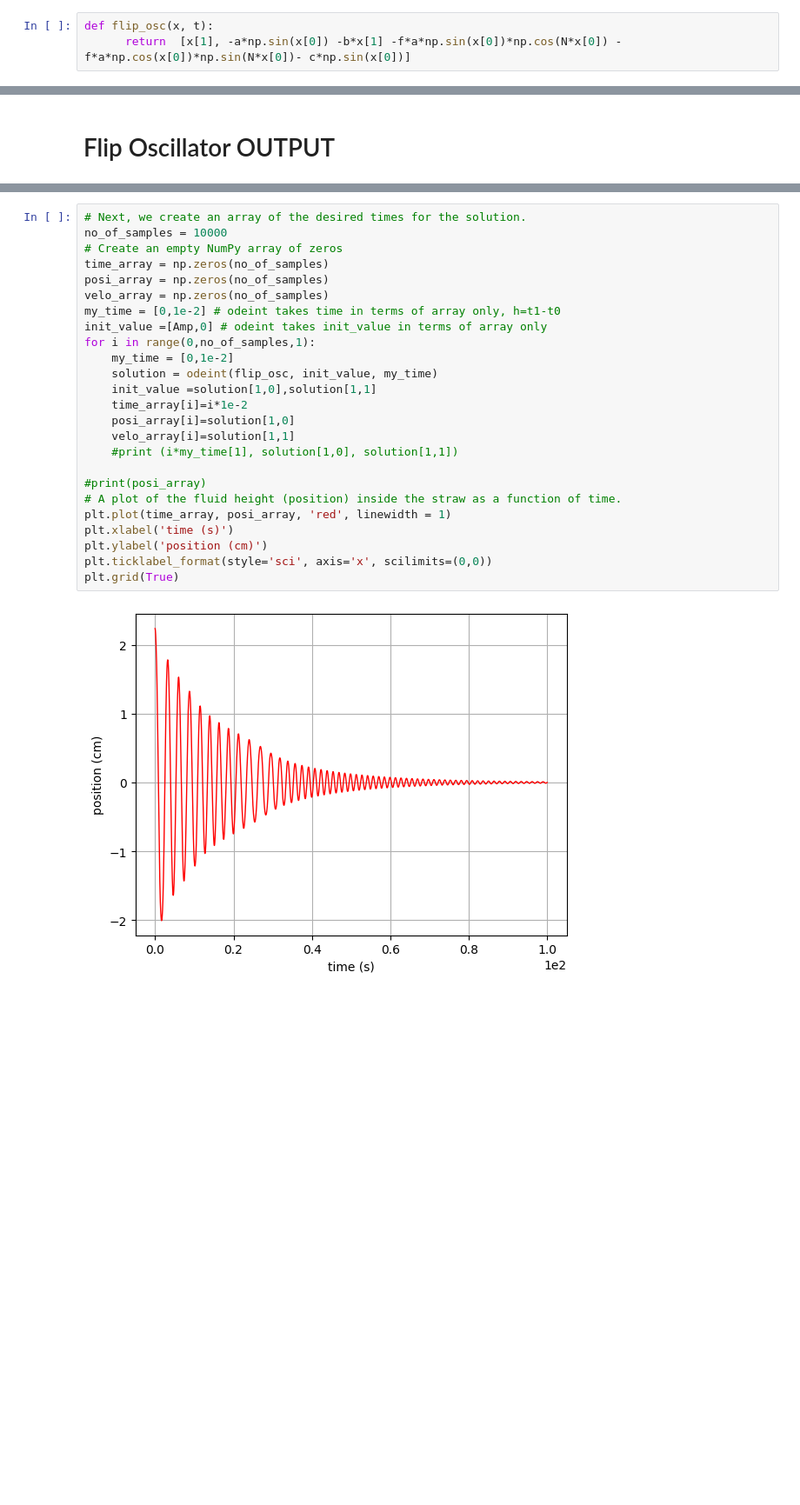
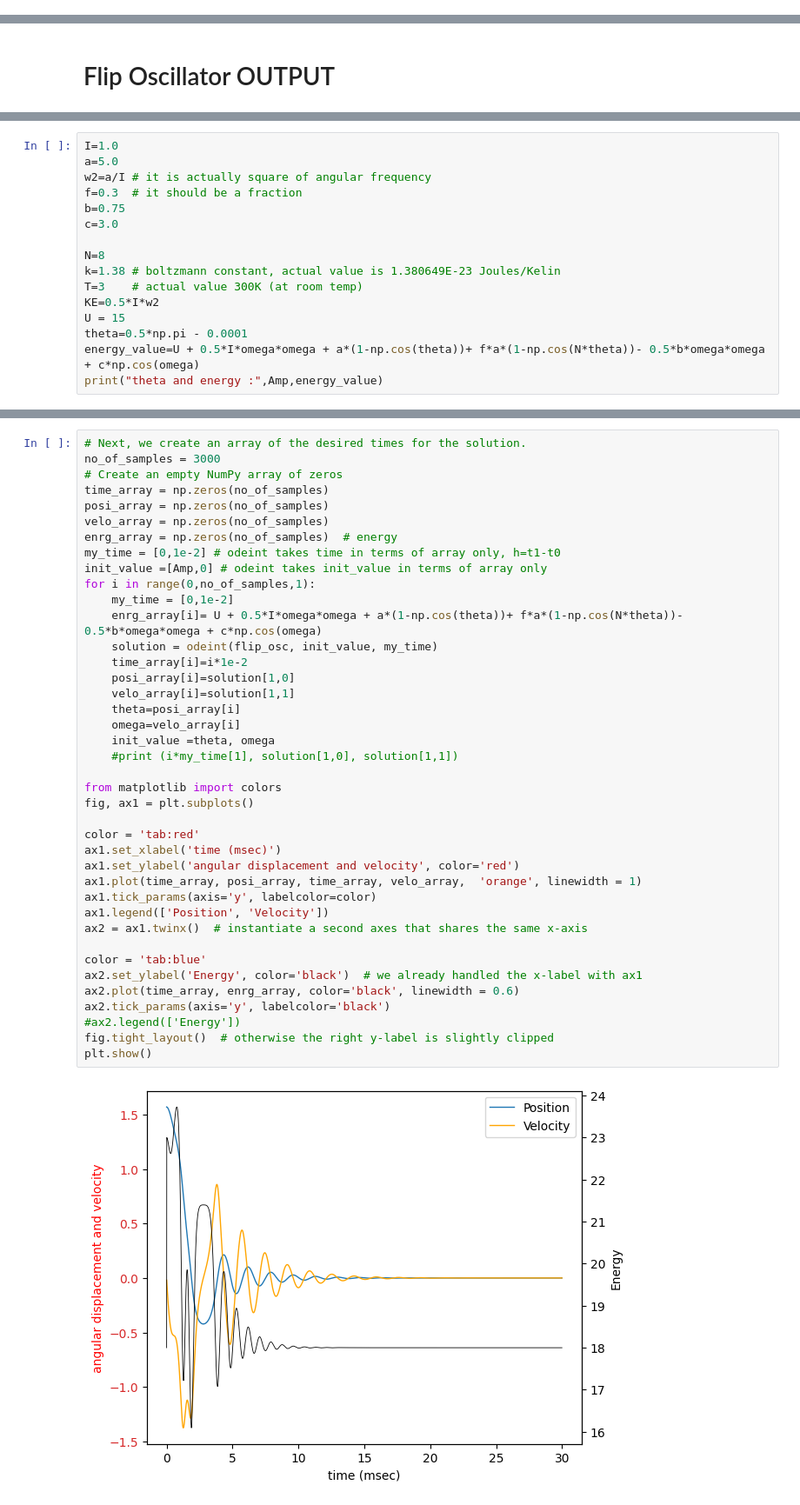
Before and after one commit to ShounakDas101/multibody, a Jupyter notebook: flip_mind_ODE.ipynb, the cells around one changed output, grey strips where cells are left out. Shown: that part at 87% size. Saved outputs shown, nothing was run; the diff lists cells and outputs as text; blank space fills up the shorter version.

```diff
--- a/flip_mind_ODE.ipynb
+++ b/flip_mind_ODE.ipynb
@@ -95,3 +116,0 @@ def coupled_osc(x, t):
-# %%
-def flip_osc(x, t):
-      return  [x[1], -a*np.sin(x[0]) -b*x[1] -f*a*np.sin(x[0])*np.cos(N*x[0]) - f*a*np.cos(x[0])*np.sin(N*x[0])- c*np.sin(x[0])]
@@ -128,0 +272,16 @@ plt.grid(True)
+# %%
+I=1.0
+a=5.0
+w2=a/I # it is actually square of angular frequency
+f=0.3  # it should be a fraction
+b=0.75
+c=3.0
+
+N=8
+k=1.38 # boltzmann constant, actual value is 1.380649E-23 Joules/Kelin
+T=3    # actual value 300K (at room temp)
+KE=0.5*I*w2
+U = 15
+theta=0.5*np.pi - 0.0001
+energy_value=U + 0.5*I*omega*omega + a*(1-np.cos(theta))+ f*a*(1-np.cos(N*theta))- 0.5*b*omega*omega + c*np.cos(omega)
+print("theta and energy :",Amp,energy_value)
@@ -129,27 +290,42 @@ plt.grid(True)
 # %%
 # Next, we create an array of the desired times for the solution.
-no_of_samples = 10000
+no_of_samples = 3000
 # Create an empty NumPy array of zeros
 time_array = np.zeros(no_of_samples)
 posi_array = np.zeros(no_of_samples)
 velo_array = np.zeros(no_of_samples)
+enrg_array = np.zeros(no_of_samples)  # energy
 my_time = [0,1e-2] # odeint takes time in terms of array only, h=t1-t0
 init_value =[Amp,0] # odeint takes init_value in terms of array only
 for i in range(0,no_of_samples,1):
     my_time = [0,1e-2]
+    enrg_array[i]= U + 0.5*I*omega*omega + a*(1-np.cos(theta))+ f*a*(1-np.cos(N*theta))- 0.5*b*omega*omega + c*np.cos(omega)
     solution = odeint(flip_osc, init_value, my_time)
-    init_value =solution[1,0],solution[1,1]
     time_array[i]=i*1e-2
     posi_array[i]=solution[1,0]
     velo_array[i]=solution[1,1]
+    theta=posi_array[i]
+    omega=velo_array[i]
+    init_value =theta, omega
     #print (i*my_time[1], solution[1,0], solution[1,1])
 
-#print(posi_array)
-# A plot of the fluid height (position) inside the straw as a function of time.
-plt.plot(time_array, posi_array, 'red', linewidth = 1)
-plt.xlabel('time (s)')
-plt.ylabel('position (cm)')
-plt.ticklabel_format(style='sci', axis='x', scilimits=(0,0))
-plt.grid(True)
+from matplotlib import colors
+fig, ax1 = plt.subplots()
+
+color = 'tab:red'
+ax1.set_xlabel('time (msec)')
+ax1.set_ylabel('angular displacement and velocity', color='red')
+ax1.plot(time_array, posi_array, time_array, velo_array,  'orange', linewidth = 1)
+ax1.tick_params(axis='y', labelcolor=color)
+ax1.legend(['Position', 'Velocity'])
+ax2 = ax1.twinx()  # instantiate a second axes that shares the same x-axis
+
+color = 'tab:blue'
+ax2.set_ylabel('Energy', color='black')  # we already handled the x-label with ax1
+ax2.plot(time_array, enrg_array, color='black', linewidth = 0.6)
+ax2.tick_params(axis='y', labelcolor='black')
+#ax2.legend(['Energy'])
+fig.tight_layout()  # otherwise the right y-label is slightly clipped
+plt.show()
 # %% [output]
-[figure, old version]
+[figure, new version]
```
Also changed, not shown: parts of 44 cells of this notebook.
